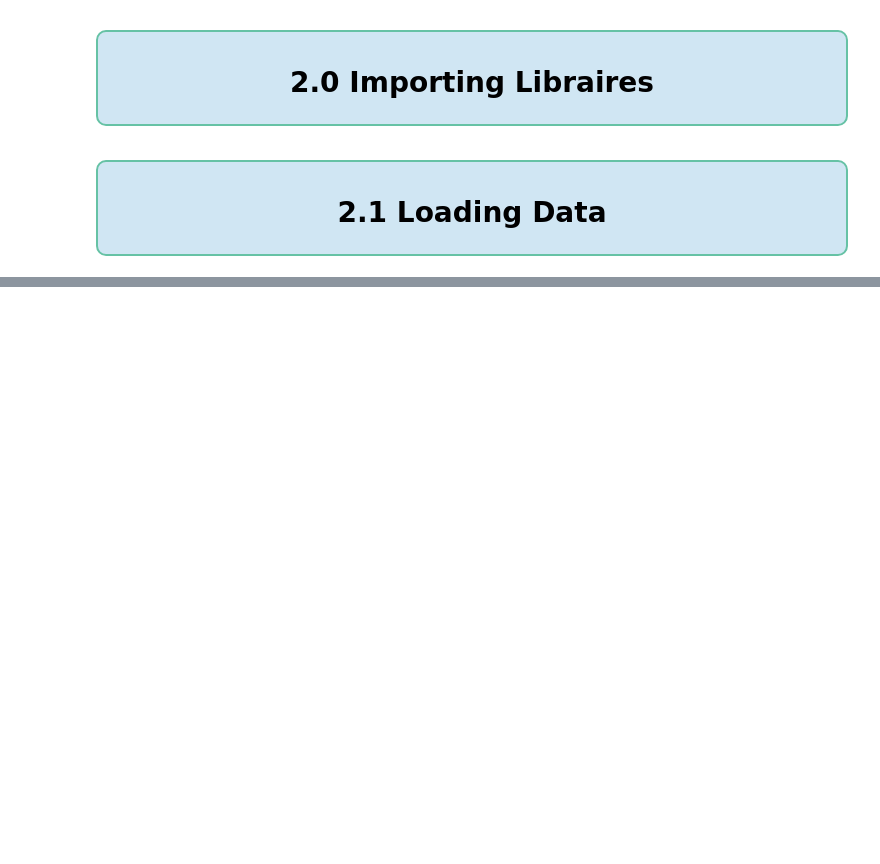
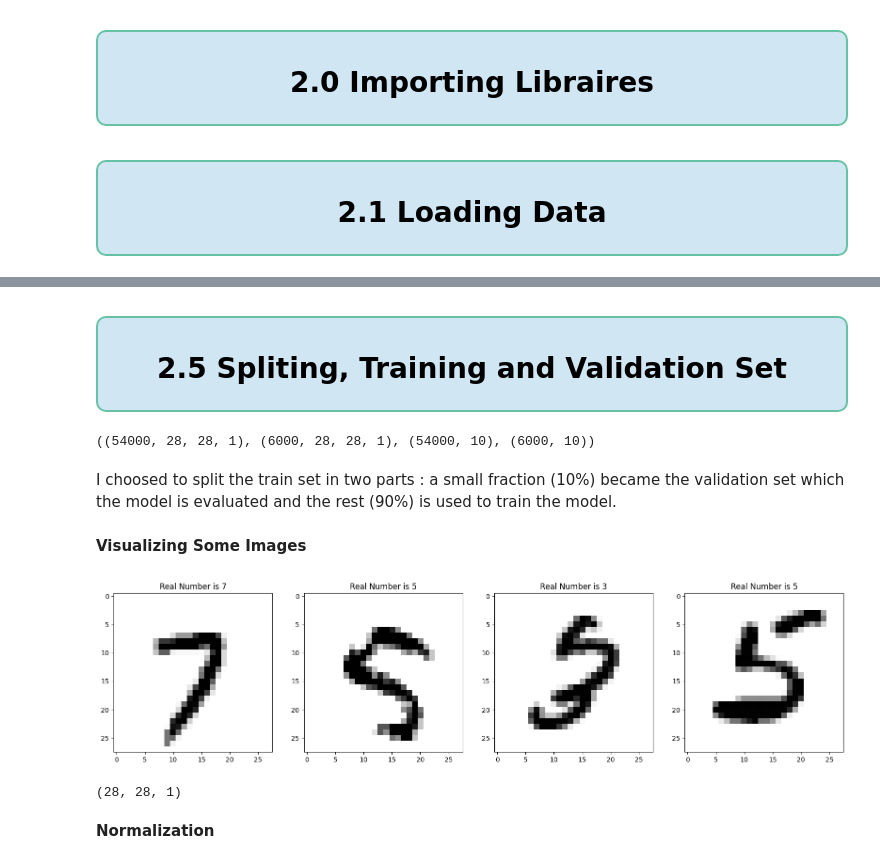
Before and after one commit to shaheeralics/Data-Science-Learning-With-Projects, a Jupyter notebook: Projects/ML - DL/P5 Classifying Hand Written Digits Using MNIST.ipynb, the cells around one changed output, grey strips where cells are left out. Drawn from its saved outputs; the diff is of its cells as text; code cells hidden in the pictures; blank space fills up the shorter version.

```diff
--- a/Projects/ML - DL/P5 Classifying Hand Written Digits Using MNIST.ipynb
+++ b/Projects/ML - DL/P5 Classifying Hand Written Digits Using MNIST.ipynb
@@ -128,0 +168,2 @@ train = pd.read_csv('../../../datasets/Projects/P5 mnist hand written digits.zip
+# %%
+X = X / 255.0
@@ -128,0 +176,4 @@ train = pd.read_csv('../../../datasets/Projects/P5 mnist hand written digits.zip
+# %%
+# Reshape image in 3 dimensions (height = 28px, width = 28px , canal = 1)
+# canal = 1 => For gray scale
+X = X.values.reshape(-1,28,28,1)
@@ -128,0 +192,5 @@ train = pd.read_csv('../../../datasets/Projects/P5 mnist hand written digits.zip
+# %%
+# Encode labels to one hot vectors (ex : 2 -> [0,0,1,0,0,0,0,0,0,0])
+y = to_categorical(y)
+
+print(f"Label size {y.shape}")
@@ -128,0 +201,33 @@ train = pd.read_csv('../../../datasets/Projects/P5 mnist hand written digits.zip
+# %% [markdown]
+<div style="background-color:#D0E6F3; padding: 12px; border-radius: 10px; box-shadow: 0 2px 4px 0 rgba(0, 0, 0, 0.1); border:2px solid #66C2A5; margin-top: 12px;">
+    <h2 style="font-size:28px; font-family:Georgia, serif; color:#000000; text-align: center; text-shadow: 2px 2px 4px rgba(0, 0, 0, 0.2);">
+        2.5 Spliting, Training and Validation Set
+    </h2>
+</div>
+# %%
+# Split the train and the validation set for the fitting
+X_train, X_test, y_train, y_test = train_test_split(X, y, test_size=0.1, random_state=0)
+# %%
+X_train.shape, X_test.shape, y_train.shape, y_test.shape
+# %% [output]
+((54000, 28, 28, 1), (6000, 28, 28, 1), (54000, 10), (6000, 10))
+# %% [markdown]
+I choosed to split the train set in two parts : a small fraction (10%) became the validation set which the model is evaluated and the rest (90%) is used to train the model.
+# %% [markdown]
+**Visualizing Some Images**
+# %%
+X_train__ = X_train.reshape(X_train.shape[0], 28, 28)
+
+fig, axis = plt.subplots(1, 4, figsize=(20, 10))
+for i, ax in enumerate(axis.flat):
+    ax.imshow(X_train__[i], cmap='binary')
+    digit = y_train[i].argmax()
+    ax.set(title = f"Real Number is {digit}");
+# %% [output]
+[figure, added]
+# %%
+X_train[3].shape
+# %% [output]
+(28, 28, 1)
+# %% [markdown]
+**Normalization**
```
Also changed, not shown: parts of 51 cells of this notebook.
